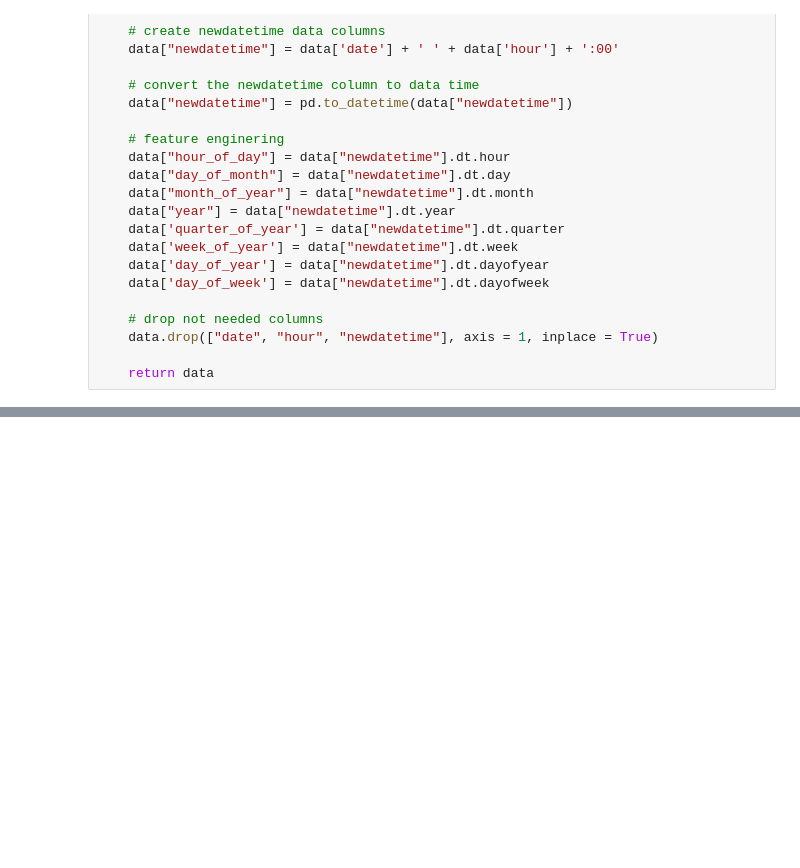
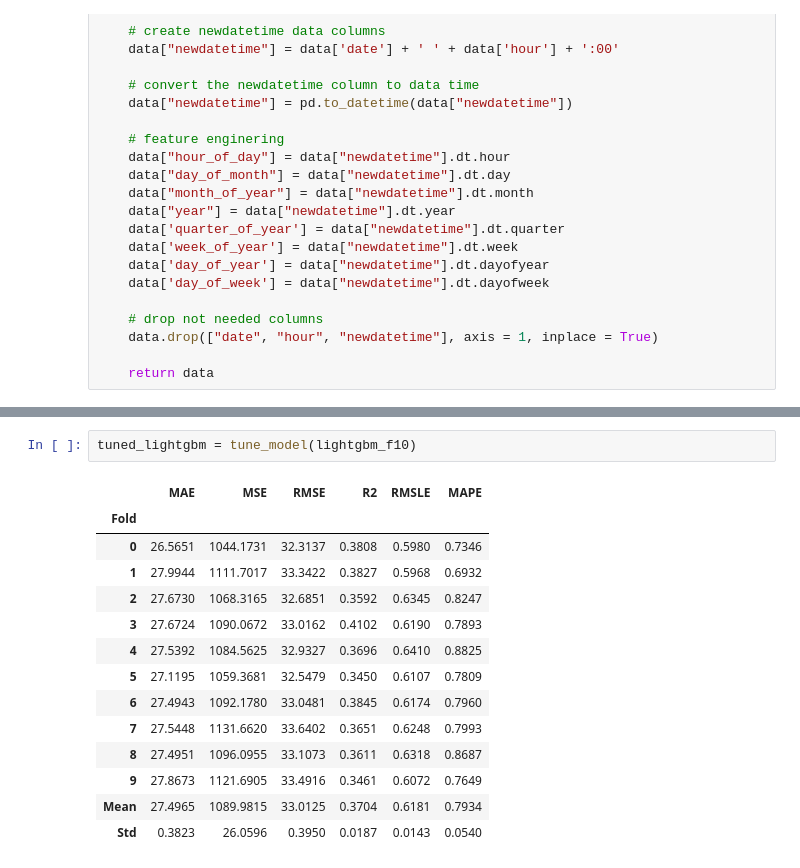
Before and after one commit to javedhassans/Demand_forecast, a Jupyter notebook: notebooks/pycaret.ipynb, the cells around one changed output, grey strips where cells are left out. Saved outputs shown, nothing was run; the diff lists cells and outputs as text; blank space fills up the shorter version.

```diff
--- a/notebooks/pycaret.ipynb
+++ b/notebooks/pycaret.ipynb
@@ -54,0 +140,17 @@ exp_reg101 = setup(data = df, target = 'demand', session_id=123)
+# %%
+tuned_lightgbm = tune_model(lightgbm_f10)
+# %% [output]
+|  | MAE | MSE | RMSE | R2 | RMSLE | MAPE |
+| Fold |  |  |  |  |  |  |
+| 0 | 26.5651 | 1044.1731 | 32.3137 | 0.3808 | 0.5980 | 0.7346 |
+| 1 | 27.9944 | 1111.7017 | 33.3422 | 0.3827 | 0.5968 | 0.6932 |
+| 2 | 27.6730 | 1068.3165 | 32.6851 | 0.3592 | 0.6345 | 0.8247 |
+| 3 | 27.6724 | 1090.0672 | 33.0162 | 0.4102 | 0.6190 | 0.7893 |
+| 4 | 27.5392 | 1084.5625 | 32.9327 | 0.3696 | 0.6410 | 0.8825 |
+| 5 | 27.1195 | 1059.3681 | 32.5479 | 0.3450 | 0.6107 | 0.7809 |
+| 6 | 27.4943 | 1092.1780 | 33.0481 | 0.3845 | 0.6174 | 0.7960 |
+| 7 | 27.5448 | 1131.6620 | 33.6402 | 0.3651 | 0.6248 | 0.7993 |
+| 8 | 27.4951 | 1096.0955 | 33.1073 | 0.3611 | 0.6318 | 0.8687 |
+| 9 | 27.8673 | 1121.6905 | 33.4916 | 0.3461 | 0.6072 | 0.7649 |
+| Mean | 27.4965 | 1089.9815 | 33.0125 | 0.3704 | 0.6181 | 0.7934 |
+| Std | 0.3823 | 26.0596 | 0.3950 | 0.0187 | 0.0143 | 0.0540 |
```
Also changed, not shown: parts of 13 cells of this notebook, 2 other files.
